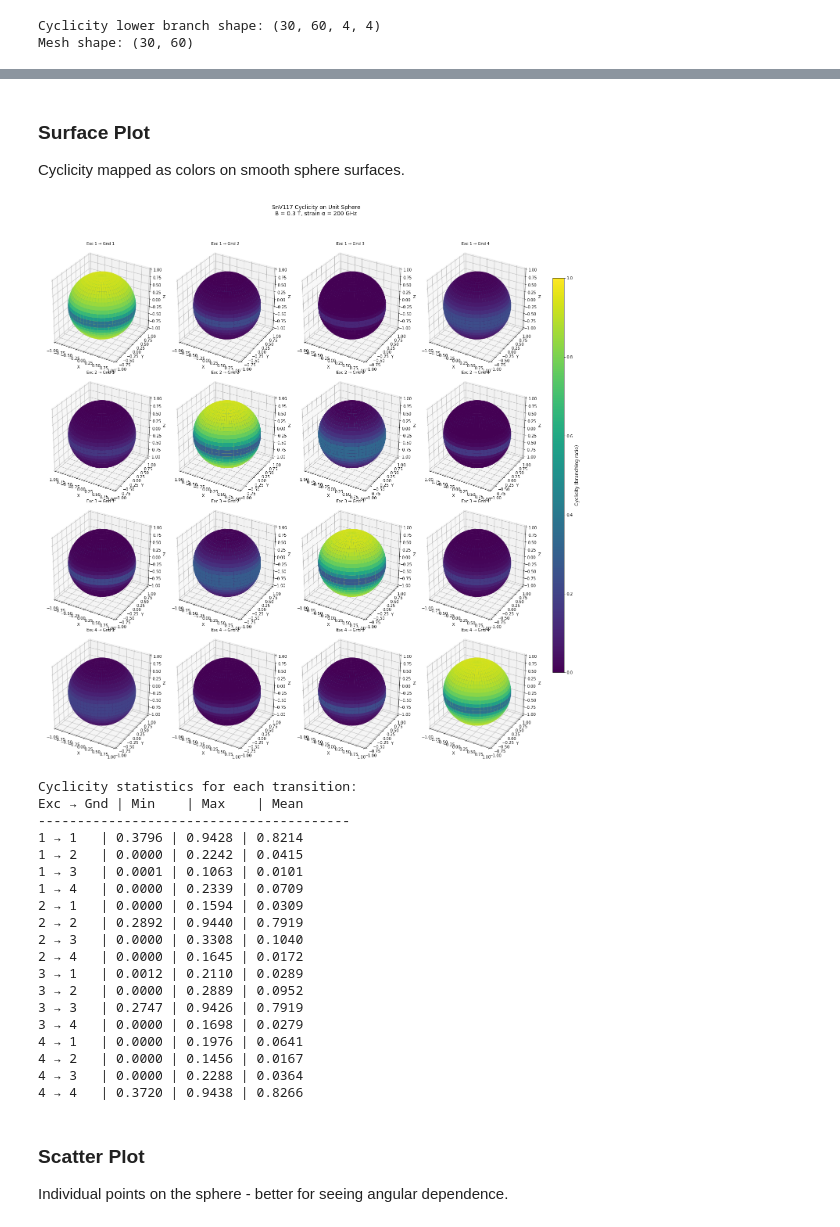
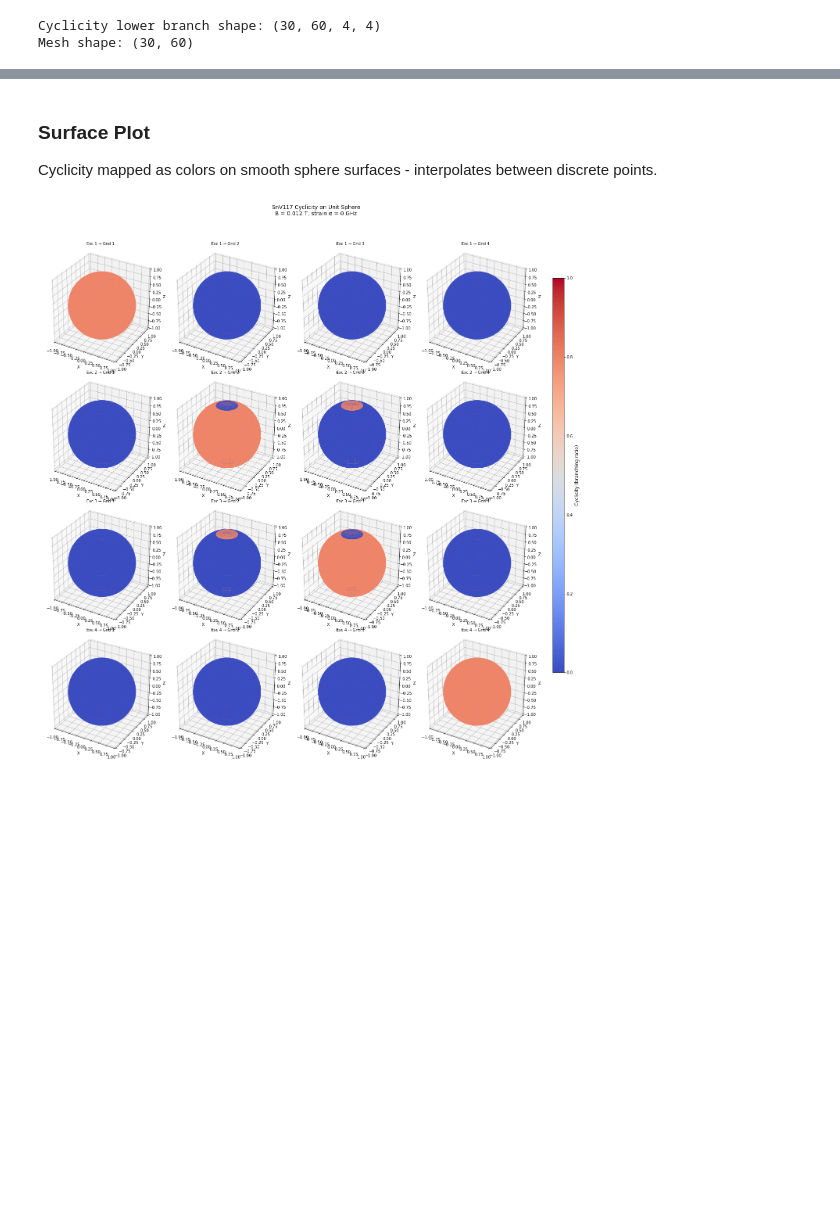
Before and after one commit to ahserhan/SnV_Qubit, a Jupyter notebook: SnV117/SnV117_cyclicity_sphere.ipynb, the cells around one changed output, grey strips where cells are left out. Saved outputs shown, nothing was run; the diff lists cells and outputs as text; code cells hidden in the pictures; blank space fills up the shorter version.

Commit message:
added spin labels |F,Fz> to energy structure plots, added cyclicity sum verification, updated colormap to coolwarm

```diff
--- a/SnV117/SnV117_cyclicity_sphere.ipynb
+++ b/SnV117/SnV117_cyclicity_sphere.ipynb
@@ -13,7 +15,8 @@ import parameters_qutip as params
 # %%
 # Parameters
 # Magnetic field
-B_Tesla = 0.3  # [Tesla]
+# B_Tesla = 0.03  # [Tesla] interesting feature
+B_Tesla = 0.012  # [Tesla]
 mu_B_GHz_per_T = 13.996  # [GHz/T]
 g_e = 2.0
 B_GHz = g_e * mu_B_GHz_per_T * B_Tesla  # [GHz]
@@ -29,7 +32,8 @@ phis = np.linspace(0, 2*np.pi, n_phi)
 eta = [1, 0, 1]  # x and z polarization
 
 # Strain parameters
-alpha = 200  # [GHz]
+# alpha = 200  # [GHz]
+alpha = 0  # [GHz]
 beta = 0   # [GHz]
 
 print(f"B = {B_Tesla} T ({B_GHz:.2f} GHz)")
@@ -105,12 +189,12 @@ Mesh shape: (30, 60)
 # %% [markdown]
 ### Surface Plot
-Cyclicity mapped as colors on smooth sphere surfaces.
+Cyclicity mapped as colors on smooth sphere surfaces - interpolates between discrete points.
 # %%
-# Plot 16 spheres (4 excited x 4 ground) in a 4x4 grid
+# Plot 16 spheres (4 excited x 4 ground) in a 4x4 grid with smooth surfaces
 fig = plt.figure(figsize=(20, 20))
 
-# Use a colormap
-cmap = plt.cm.viridis
+# Use coolwarm colormap: blue (low) to red (high)
+cmap = plt.cm.coolwarm
 
 for ei in range(4):
     for gi in range(4):
@@ -127,62 +211,31 @@ for ei in range(4):
         surf = ax.plot_surface(X, Y, Z, facecolors=colors,
                                rstride=1, cstride=1,
                                linewidth=0, antialiased=True,
                                shade=False)
 
         # Set labels and title
         ax.set_xlabel('X')
         ax.set_ylabel('Y')
         ax.set_zlabel('Z')
         ax.set_title(f'Exc {lower_exc_indices[ei]+1} → Gnd {lower_gnd_indices[gi]+1}', fontsize=10)
 
         # Set equal aspect ratio
         ax.set_xlim([-1, 1])
         ax.set_ylim([-1, 1])
         ax.set_zlim([-1, 1])
         ax.set_box_aspect([1, 1, 1])
 
 # Add a colorbar
 fig.subplots_adjust(right=0.9)
 cbar_ax = fig.add_axes([0.92, 0.15, 0.02, 0.7])
 sm = plt.cm.ScalarMappable(cmap=cmap, norm=norm)
 sm.set_array([])
 cbar = fig.colorbar(sm, cax=cbar_ax)
 cbar.set_label('Cyclicity (branching ratio)', fontsize=12)
 
 fig.suptitle(f'SnV117 Cyclicity on Unit Sphere\nB = {B_Tesla} T, strain α = {alpha} GHz',
              fontsize=14, y=0.98)
 plt.tight_layout(rect=[0, 0, 0.9, 0.95])
 plt.show()
-
-# Print some statistics
-print("\nCyclicity statistics for each transition:")
-print("Exc → Gnd | Min    | Max    | Mean")
-print("-" * 40)
-for ei in range(4):
-    for gi in range(4):
-        cyc = cyclicity_lower[:, :, ei, gi]
-        print(f"{lower_exc_indices[ei]+1} → {lower_gnd_indices[gi]+1}   | {cyc.min():.4f} | {cyc.max():.4f} | {cyc.mean():.4f}")
 # %% [output]
-[figure, old version]
+[figure, new version]
-Cyclicity statistics for each transition:
-Exc → Gnd | Min    | Max    | Mean
-----------------------------------------
-1 → 1   | 0.3796 | 0.9428 | 0.8214
-1 → 2   | 0.0000 | 0.2242 | 0.0415
-1 → 3   | 0.0001 | 0.1063 | 0.0101
-1 → 4   | 0.0000 | 0.2339 | 0.0709
-2 → 1   | 0.0000 | 0.1594 | 0.0309
-2 → 2   | 0.2892 | 0.9440 | 0.7919
-2 → 3   | 0.0000 | 0.3308 | 0.1040
-2 → 4   | 0.0000 | 0.1645 | 0.0172
-3 → 1   | 0.0012 | 0.2110 | 0.0289
-3 → 2   | 0.0000 | 0.2889 | 0.0952
-3 → 3   | 0.2747 | 0.9426 | 0.7919
-3 → 4   | 0.0000 | 0.1698 | 0.0279
-4 → 1   | 0.0000 | 0.1976 | 0.0641
-4 → 2   | 0.0000 | 0.1456 | 0.0167
-4 → 3   | 0.0000 | 0.2288 | 0.0364
-4 → 4   | 0.3720 | 0.9438 | 0.8266
-# %% [markdown]
-### Scatter Plot
-Individual points on the sphere - better for seeing angular dependence.
```
Also changed, not shown: parts of 7 cells of this notebook, 2 other files.
